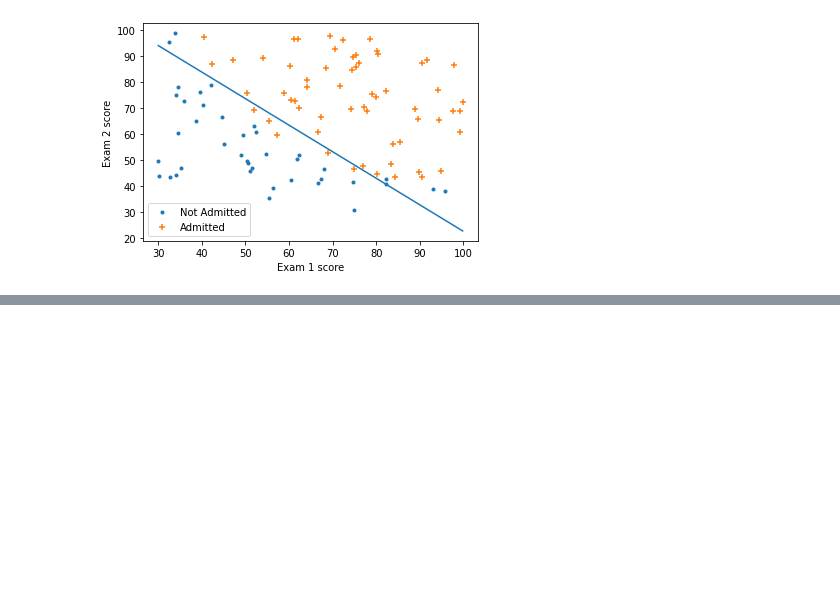
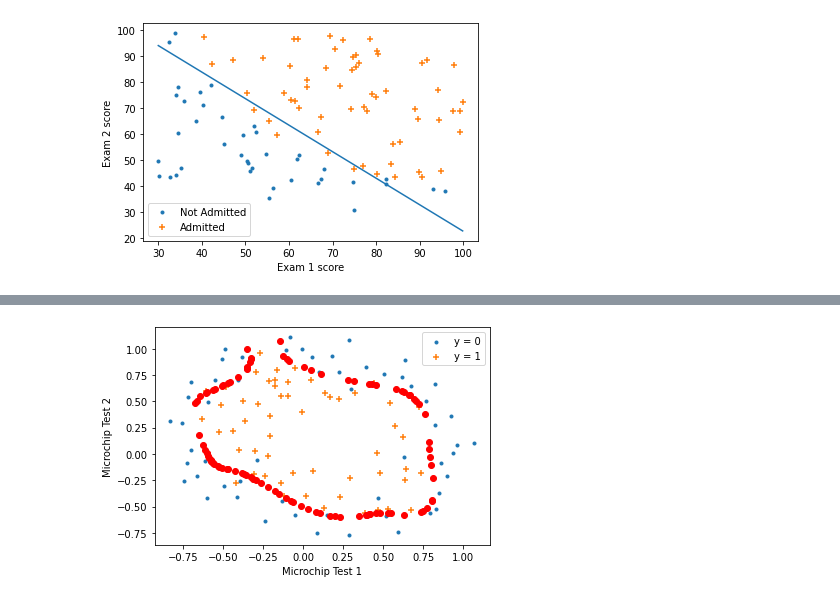
Before and after one commit to Chenyanzhan/MachineLeaarning-Andrew-Ng, a Jupyter notebook: ex2-LogisticRegression/LogisticRegression.ipynb, the cells around one changed output, grey strips where cells are left out. Saved outputs shown, nothing was run; the diff lists cells and outputs as text; code cells hidden in the pictures; blank space fills up the shorter version.

```diff
--- a/ex2-LogisticRegression/LogisticRegression.ipynb
+++ b/ex2-LogisticRegression/LogisticRegression.ipynb
@@ -98,0 +148,5 @@ plotData(filePath,train=True,theta=bestTheta)
+# %%
+#确定输入输出，以及初始化theta
+m,n = X.shape
+y = data.iloc[:,-1].values.reshape(-1,1)
+theta = np.zeros(n) #特征增广的时候已经考虑了偏差，所以不需要n+1
@@ -98,0 +251,4 @@ plotData(filePath,train=True,theta=bestTheta)
+# %%
+draw_boundary(8,0) #惩罚系数为0，过拟合
+# %% [output]
+[figure, added]
```
Also changed, not shown: parts of 12 cells of this notebook, 1 other file.
